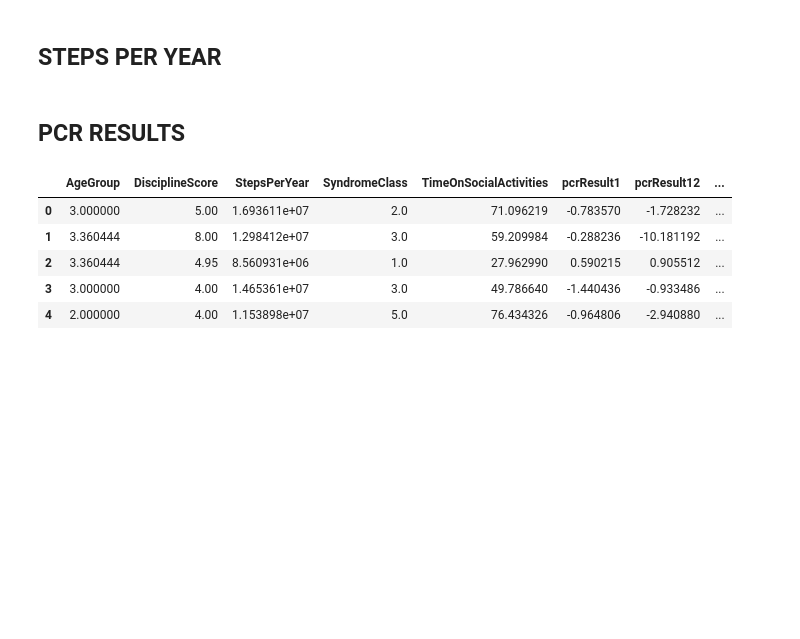
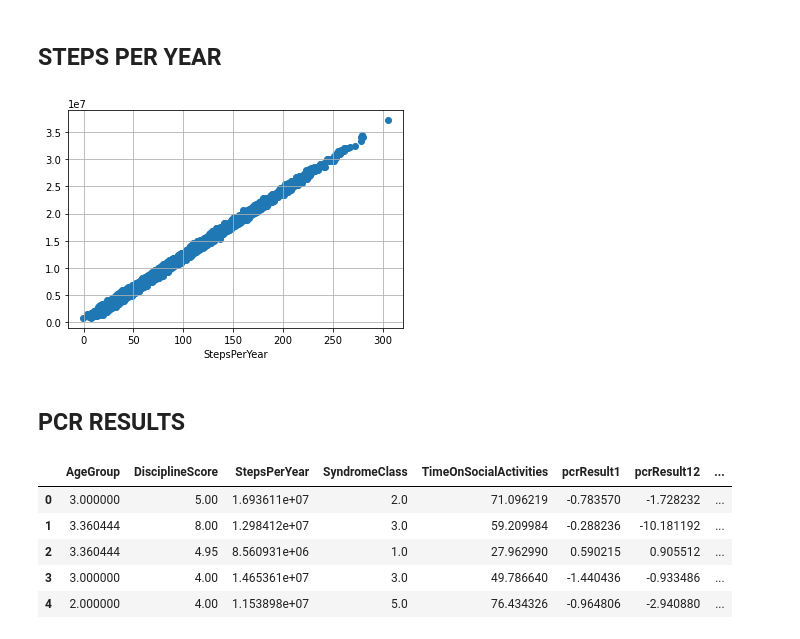
Before and after one commit to aka-sova/236756_Introduction_to_ML, a Jupyter notebook: hw5/wet_alex/clusters_analysis.ipynb, the cells around one changed output. Saved outputs shown, nothing was run; the diff lists cells and outputs as text; code cells hidden in the pictures; blank space fills up the shorter version.

```diff
--- a/hw5/wet_alex/clusters_analysis.ipynb
+++ b/hw5/wet_alex/clusters_analysis.ipynb
@@ -119,6 +123,14 @@ ax.plot(max_avg_sports_vs_age.keys(), max_avg_sports_vs_age.values())
 # corr.style.background_gradient(cmap='coolwarm')
 # %% [markdown]
 ## STEPS PER YEAR
+# %%
+plt.scatter(df.AvgMinSportsPerDay, df.StepsPerYear)
+plt.xlabel("AvgMinSportsPerDay")
+plt.xlabel("StepsPerYear")
+plt.grid()
+plt.show()
+# %% [output]
+[figure, added]
 # %%
 # StepsPerYear handler
 
```
Also changed, not shown: parts of 35 cells of this notebook, 6 other files.
